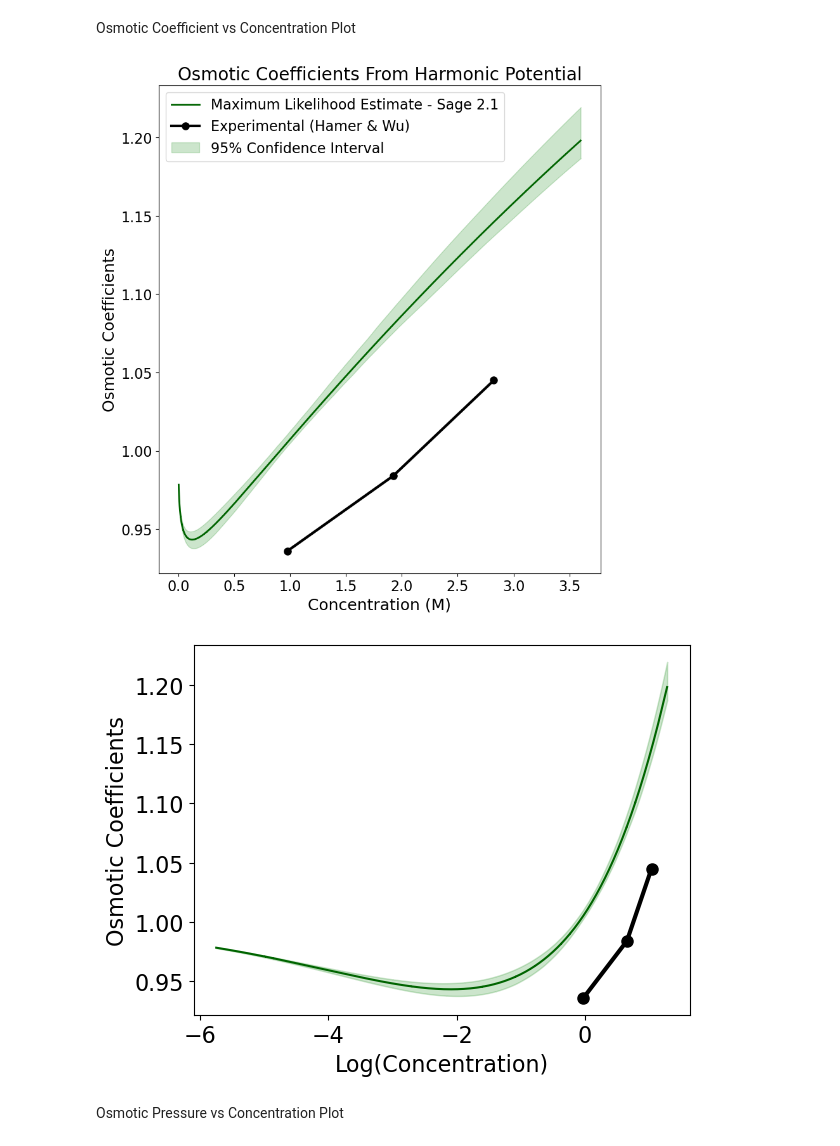
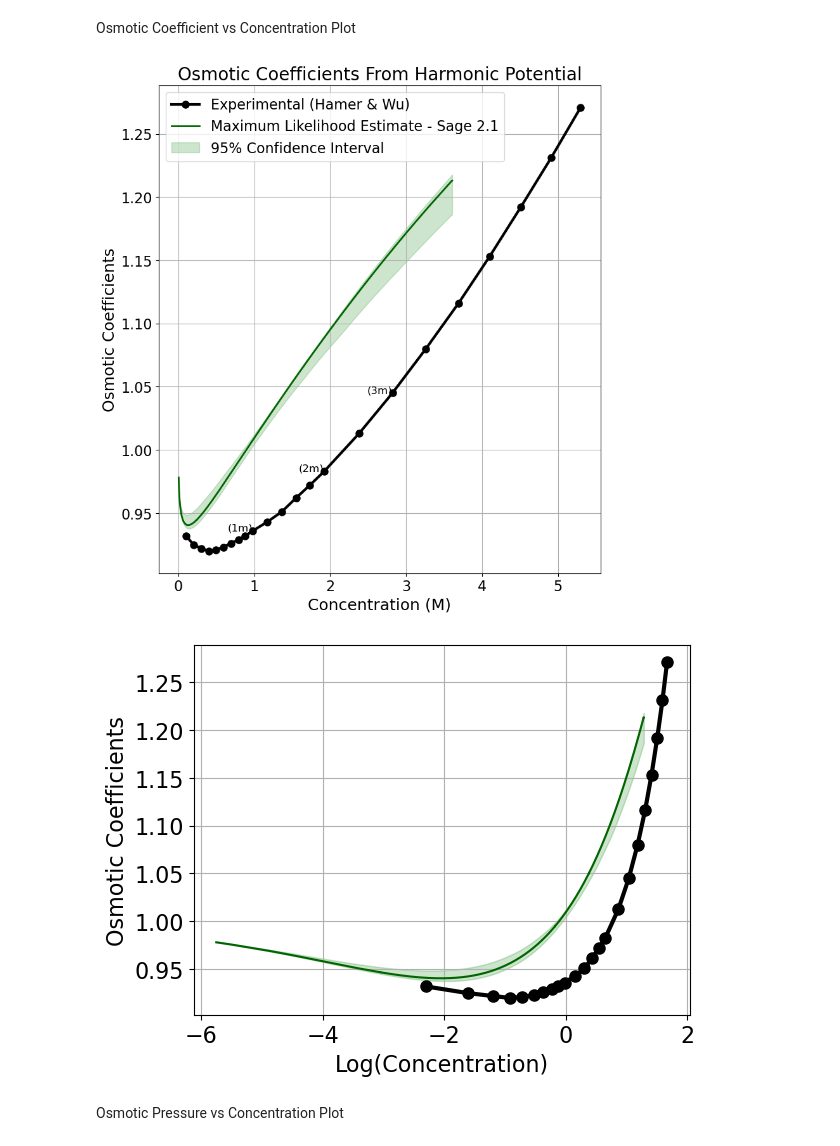
Before and after one commit to barmoral/osmotic_calculations, a Jupyter notebook: HarmonicPotential_analysis/harmonic_maxlikelihood_analysis.ipynb, the cells around one changed output. Saved outputs shown, nothing was run; the diff lists cells and outputs as text; code cells hidden in the pictures.

Commit message:
added more experimental data and data point labels

```diff
--- a/HarmonicPotential_analysis/harmonic_maxlikelihood_analysis.ipynb
+++ b/HarmonicPotential_analysis/harmonic_maxlikelihood_analysis.ipynb
@@ -805,32 +789,63 @@ for i,m in enumerate(desired_molalities):
+# %%
+# Concentration values
+exp_concs=[0.1,0.2,0.3,0.4,0.49,0.59,0.69,0.79,0.88,0.98,1.17,1.36,1.55,1.73,1.92,2.38,2.82,3.26,3.69,4.1,4.51,4.91,5.3]*(mole/litre)
+# Convert quantities to scalars in appropriate units for plotting
+exp_concs_values = [x.value_in_unit(molar) for x in exp_concs]
+
+## Experimental values of osmotic coefficient obtained from Hamer & Wu paper
+# yexpOC=[molal_infos[i].osm_coeff_exp for i,m in enumerate(desired_molalities, start=1)]
+yexpOC=[0.932,0.925,0.922,0.920,0.921,0.923,0.926,0.929,0.932,0.936,0.943,0.951,0.962,0.972,0.983,1.013,1.045,1.080,1.116,1.153,1.192,1.231,1.271]
+
+## Experimental values of osmotic pressure obtained from Hamer & Wu paper
+yexpOP=[]
+for i,m in enumerate(exp_concs):
+    op_res=osm_experimental(exp_osm_coeff=yexpOC[i], molarity=exp_concs[i])
+    yexpOP.append(op_res.value_in_unit(op_res.unit))
 # %% [markdown]
 Osmotic Coefficient vs Concentration Plot
 # %%
 # Plot osmotic coefficients vs concentration
 plt.rcParams.update({'font.size': 16})
 plt.figure(figsize=(9.0,10.0))
+
+# Experimental data
+plt.plot(exp_concs_values, yexpOC, marker='o', linestyle='-', color='black',
+         label='Experimental (Hamer & Wu)', linewidth=3, markersize=8)
+
+# Harmonic Potential data of osmotic coefficients with 95% confidence interval
 plt.plot(c_opt_sparse_all, opt_oc, lw=2, label='Maximum Likelihood Estimate - Sage 2.1', color='darkgreen')
-plt.plot(target_values,yexpOC, marker='o', linestyle='-',color='k', label='Experimental (Hamer & Wu)', lw=3, markersize=8)
 plt.fill_between(c_opt_sparse_all, lower_bound_95_oc, upper_bound_95_oc, color='g', alpha=0.2, label='95% Confidence Interval')
+
+# Add labels to the specific experimental points
+special_labels = {0.98: '1m', 1.92: '2m', 2.82: '3m'}
+for i in range(len(exp_concs_values)):
+    x_val = exp_concs_values[i]  # Scalar value
+    y_val = yexpOC[i]
+    if x_val in special_labels:  # Check if x_val is in the special_labels dictionary
+        plt.text(x_val, y_val, f"({special_labels[x_val]})", fontsize=12, ha='right')
+
 plt.xlabel("Concentration (M)", fontsize=MEDIUM_SIZE)
 plt.ylabel('Osmotic Coefficients', fontsize=MEDIUM_SIZE)
 plt.legend()
-# plt.xlim(0.0,3.5)
-# plt.ylim(0.92,1.22)
+plt.grid()
 plt.title('Osmotic Coefficients From Harmonic Potential', fontsize=BIGGER_SIZE)
 plt.savefig('oc.png')
 plt.show()
 # %% [output]
-[figure, old version]
+[figure, new version]
 # %%
-# plot osmotic coefficients vs ln of concentration
+# osmotic coefficients vs ln of concentration
 plt.plot(np.log(c_opt_sparse_all), opt_oc, label='Mean Profile', color='darkgreen')
 plt.fill_between(np.log(c_opt_sparse_all), lower_bound_95_oc, upper_bound_95_oc, color='g', alpha=0.2, label='95% Confidence Interval')
-plt.plot(np.log(target_values),yexpOC, marker='o', linestyle='-',color='k', label='Experimental (Hamer & Wu)', lw=3, markersize=8)
+# ln of experimental data
+plt.plot(np.log(exp_concs_values), yexpOC, marker='o', linestyle='-', color='black',
+         label='Experimental (Hamer & Wu)', linewidth=3, markersize=8)
 plt.xlabel('Log(Concentration)')
 plt.ylabel('Osmotic Coefficients')
+plt.grid()
 plt.show()
 # %% [output]
-[figure, old version]
+[figure, new version]
 # %% [markdown]
 Osmotic Pressure vs Concentration Plot
 # %%
```
Also changed, not shown: parts of 13 cells of this notebook, 3 other files.
